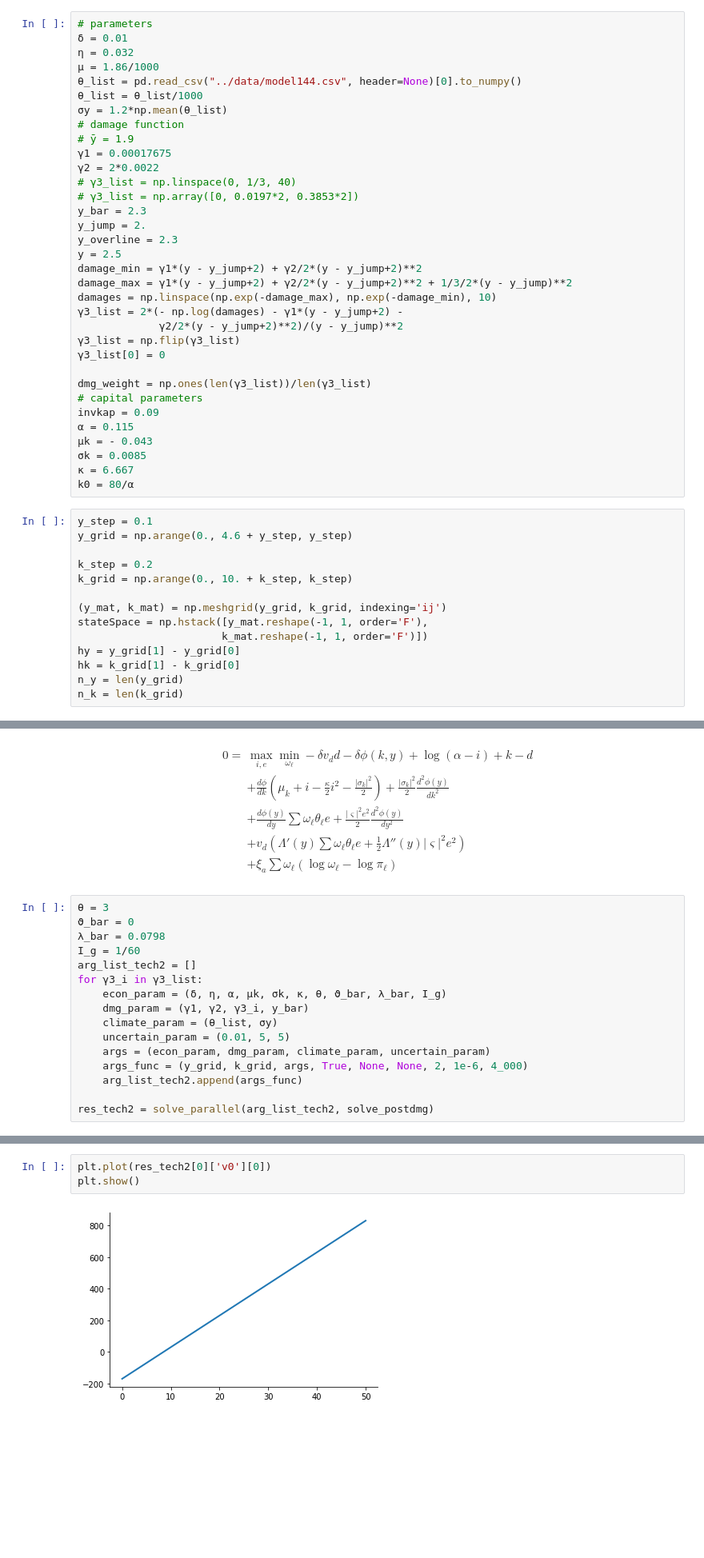
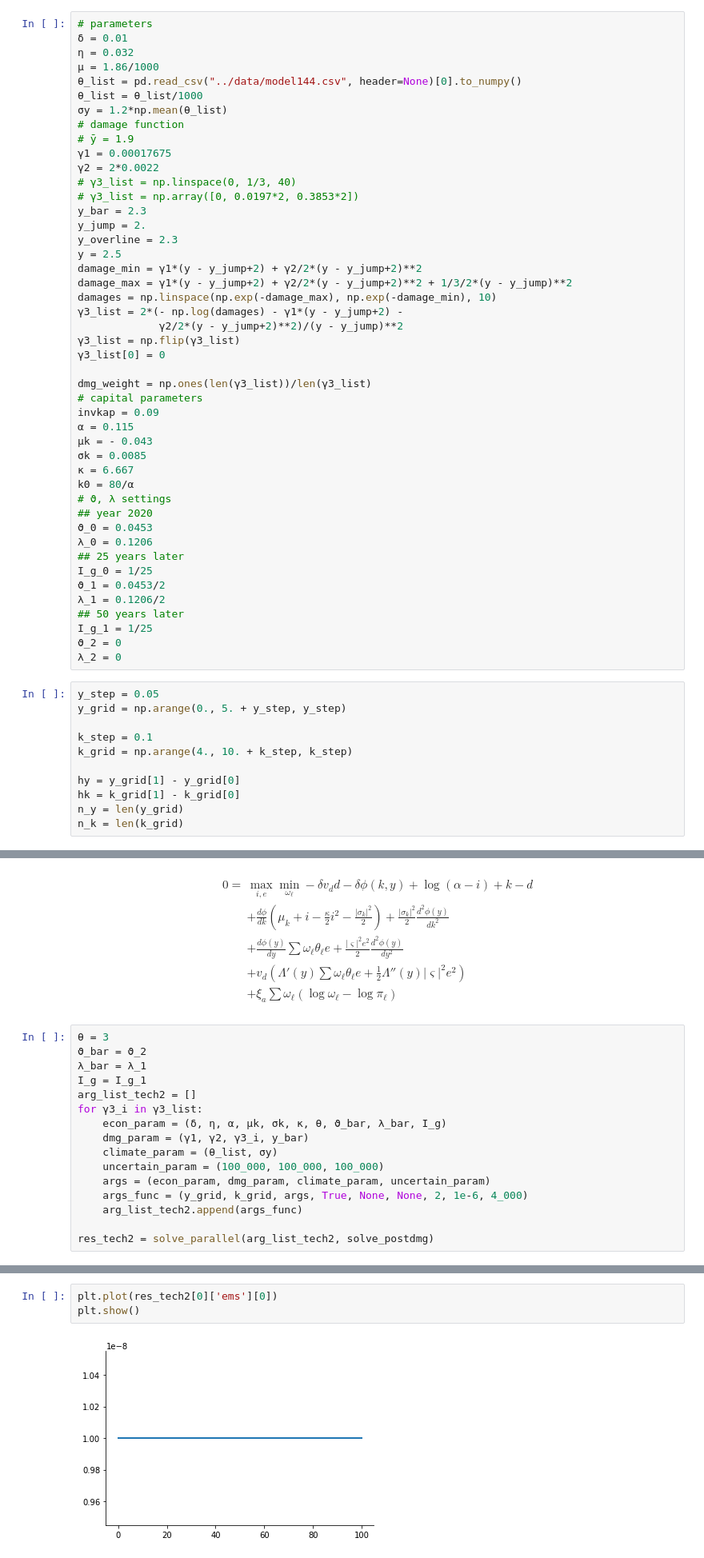
Before and after one commit to lphansen/ClimateUncertaintySpillover, a Jupyter notebook: notebook/DICE_two_jump.ipynb, the cells around one changed output, grey strips where cells are left out. Shown at 80% size. Saved outputs shown, nothing was run; the diff lists cells and outputs as text; blank space fills up the shorter version.

```diff
--- a/notebook/DICE_two_jump.ipynb
+++ b/notebook/DICE_two_jump.ipynb
@@ -105,16 +106,25 @@ invkap = 0.09
 σk = 0.0085
 κ = 6.667
 k0 = 80/α
+# ϑ, λ settings
+## year 2020
+ϑ_0 = 0.0453
+λ_0 = 0.1206
+## 25 years later
+I_g_0 = 1/25
+ϑ_1 = 0.0453/2
+λ_1 = 0.1206/2
+## 50 years later
+I_g_1 = 1/25
+ϑ_2 = 0
+λ_2 = 0
 # %%
-y_step = 0.1
-y_grid = np.arange(0., 4.6 + y_step, y_step)
+y_step = 0.05
+y_grid = np.arange(0., 5. + y_step, y_step)
 
-k_step = 0.2
-k_grid = np.arange(0., 10. + k_step, k_step)
+k_step = 0.1
+k_grid = np.arange(4., 10. + k_step, k_step)
 
-(y_mat, k_mat) = np.meshgrid(y_grid, k_grid, indexing='ij')
-stateSpace = np.hstack([y_mat.reshape(-1, 1, order='F'),
-                       k_mat.reshape(-1, 1, order='F')])
 hy = y_grid[1] - y_grid[0]
 hk = k_grid[1] - k_grid[0]
 n_y = len(y_grid)
@@ -289,15 +316,15 @@ $$
 $$
 # %%
 θ = 3
-ϑ_bar = 0
-λ_bar = 0.0798
-I_g = 1/60
+ϑ_bar = ϑ_2
+λ_bar = λ_1
+I_g = I_g_1
 arg_list_tech2 = []
 for γ3_i in γ3_list:
     econ_param = (δ, η, α, μk, σk, κ, θ, ϑ_bar, λ_bar, I_g)
     dmg_param = (γ1, γ2, γ3_i, y_bar)
     climate_param = (θ_list, σy)
-    uncertain_param = (0.01, 5, 5)
+    uncertain_param = (100_000, 100_000, 100_000)
     args = (econ_param, dmg_param, climate_param, uncertain_param)
     args_func = (y_grid, k_grid, args, True, None, None, 2, 1e-6, 4_000)
     arg_list_tech2.append(args_func)
@@ -317,8 +344,8 @@ Ep: 731; PDE Err: 0.000000992494; ft Err: 0.000000993515; Iter: 2; CG Err:0.0000
 # %%
-plt.plot(res_tech2[0]['v0'][0])
+plt.plot(res_tech2[0]['ems'][0])
 plt.show()
 # %% [output]
-[figure, old version]
+[figure, new version]
 # %% [markdown]
 ## Step 2:
 
```
Also changed, not shown: parts of 98 cells of this notebook, 24 other files.
